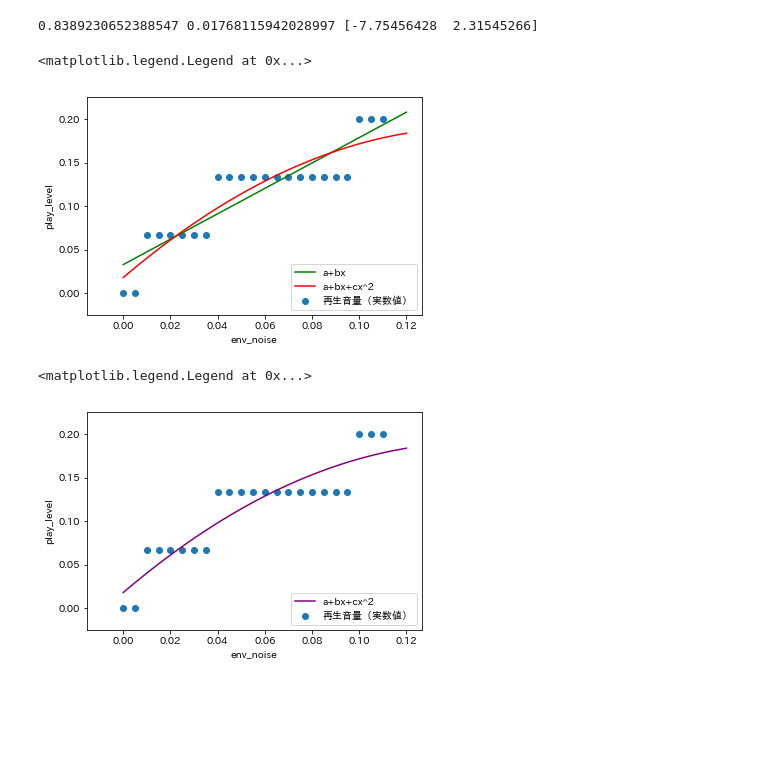
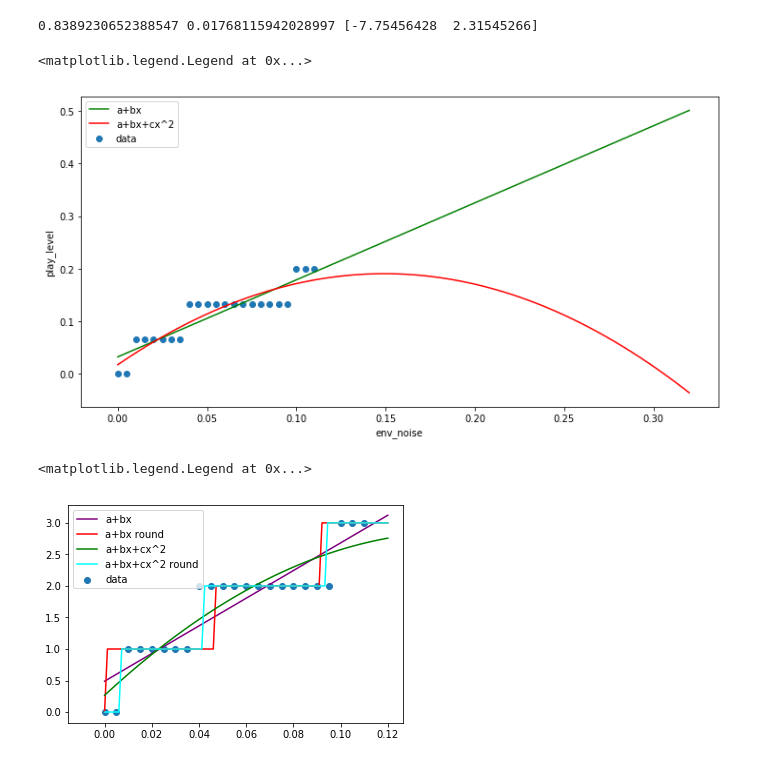
Before and after one commit to ryhoh/SmartVolumer, a Jupyter notebook: notebook.ipynb, the cells around one changed output. Drawn from its saved outputs; the diff is of its cells as text; code cells hidden in the pictures; blank space fills up the shorter version.

```diff
--- a/notebook.ipynb
+++ b/notebook.ipynb
@@ -6,5 +10,7 @@ import matplotlib.pyplot as plt
 # %%
-df = pd.read_csv("data2.csv", names=["騒音", "再生音量"])
+# データを読み込む
+# 再生音量は SC-04J  では15段階中での整数値であり，これを 0　から1.0 までの実数値に射影する
+df = pd.read_csv("data.csv", names=["騒音", "再生音量"])
 df["再生音量（実数値）"] = df["再生音量"] / 15
 df
 # %% [output]
@@ -47,13 +60,15 @@ print(lr2.score(np.dstack((np.power(np.array(x),2),np.array(x)))[0],y), lr2.inte
 # %% [output]
 0.8389230652388547 0.01768115942028997 [-7.75456428  2.31545266]
 # %%
-RNG = np.linspace(0, 0.12, 100)
-plt.scatter(x, y)
+# グラフ描写
+RNG = np.linspace(0, 0.32, 100)
+plt.figure(figsize=(12,6))
+plt.scatter(x, y, label="data")
 plt.xlabel("env_noise")
 plt.ylabel("play_level")
 plt.plot(RNG, lr.intercept_ + lr.coef_ * RNG, label="a+bx", color="green")
 plt.plot(RNG, lr2.intercept_ + lr2.coef_[1] * RNG + lr2.coef_[0] * RNG * RNG, label="a+bx+cx^2", color="red")
-plt.legend(loc='lower right')
+plt.legend(loc='upper left')
 # %% [output]
 <matplotlib.legend.Legend at 0x...>
-[figure, old version]
+[figure, new version]
@@ -71,13 +75,17 @@ def if_func(x):
 # %%
+# 騒音から再生音量を求める関数を用いて，実際にデバイスの再生音量を決定してみる
+# 関数の値を四捨五入して整数化
+
 RNG = np.linspace(0, 0.12, 100)
-plt.scatter(x, y)
-plt.xlabel("env_noise")
-plt.ylabel("play_level")
-# plt.plot(RNG, np.ceil(lr2.intercept_ + lr2.coef_[1] * RNG + lr2.coef_[0] * RNG * RNG), label="a+bx+cx^2 ceil", color="green")
-# plt.plot(RNG, np.floor(lr2.intercept_ + lr2.coef_[1] * RNG + lr2.coef_[0] * RNG * RNG), label="a+bx+cx^2 floor", color="red")
-plt.plot(RNG, lr2.intercept_ + lr2.coef_[1] * RNG + lr2.coef_[0] * RNG * RNG, label="a+bx+cx^2", color="purple")
-# plt.plot(RNG, np.vectorize(if_func)(RNG), label = "if_func", color="yellow")
-plt.legend(loc='lower right')
+DIV_NUM = 15  # デバイス毎に異なる，再生音量の最大値
+
+plt.figure(figsize=(6, 4))
+plt.scatter(x, df["再生音量"], label="data")
+plt.plot(RNG, DIV_NUM * (lr.intercept_ + lr.coef_[0] * RNG), label="a+bx", color="purple")
+plt.plot(RNG, np.round(DIV_NUM * (lr.intercept_ + lr.coef_[0] * RNG)), label="a+bx round", color="red")
+plt.plot(RNG, DIV_NUM * (lr2.intercept_ + lr2.coef_[1] * RNG + lr2.coef_[0] * RNG * RNG), label="a+bx+cx^2", color="green")
+plt.plot(RNG, np.round(DIV_NUM * (lr2.intercept_ + lr2.coef_[1] * RNG + lr2.coef_[0] * RNG * RNG)), label="a+bx+cx^2 round", color="cyan")
+plt.legend(loc='upper left')
 # %% [output]
 <matplotlib.legend.Legend at 0x...>
-[figure, old version]
+[figure, new version]
```
Also changed, not shown: parts of 9 cells of this notebook, 3 other files.
